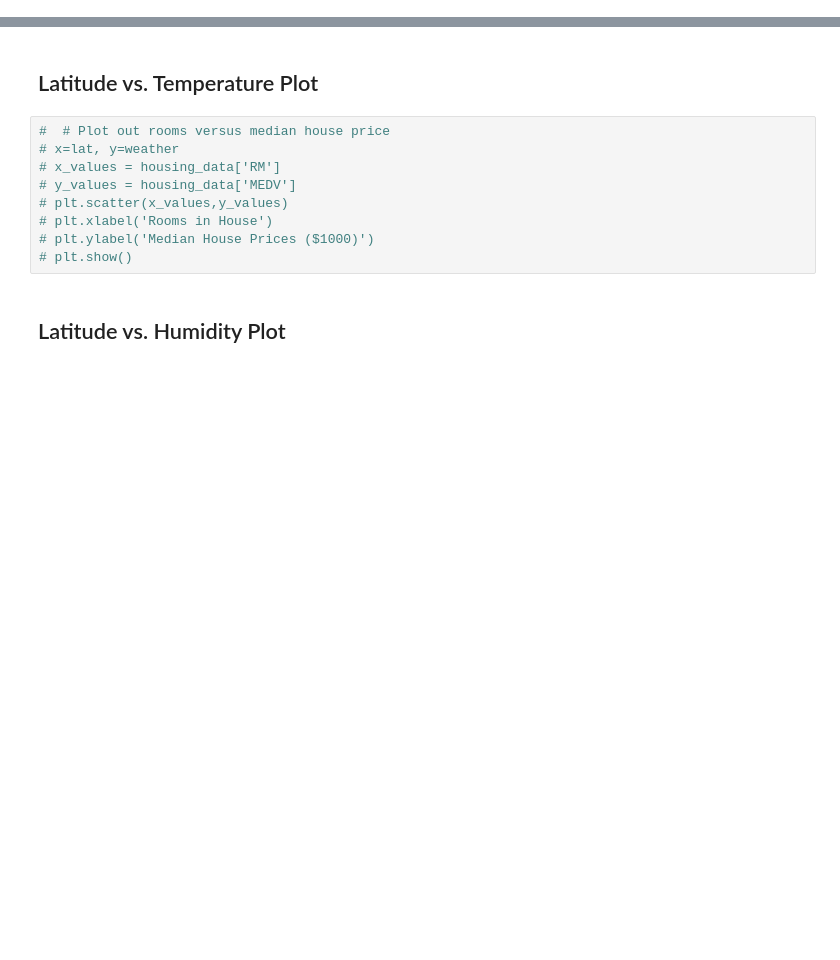
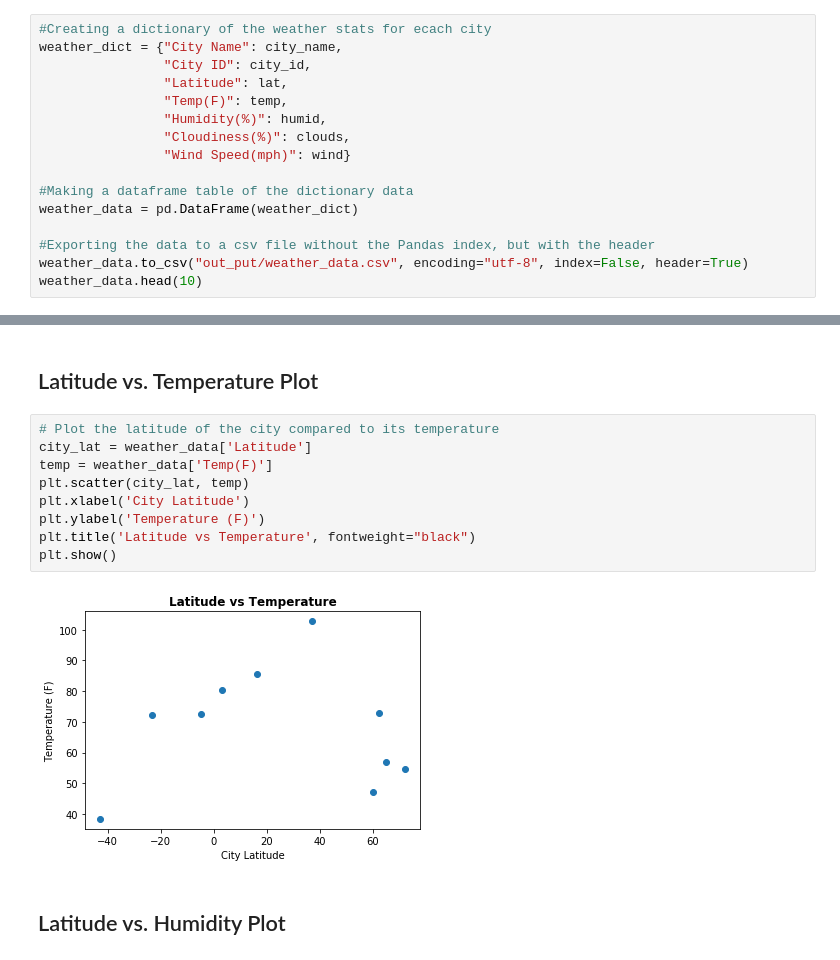
Before and after one commit to Michelin96/python-api-challenge, a Jupyter notebook: WeatherPy/WeatherPy.ipynb, the cells around one changed output, grey strips where cells are left out. Drawn from its saved outputs; the diff is of its cells as text; blank space fills up the shorter version.

Commit message:
weatherpy scatter plots with minimal test data

```diff
--- a/WeatherPy/WeatherPy.ipynb
+++ b/WeatherPy/WeatherPy.ipynb
@@ -113,0 +123,16 @@ Data Retrieval Complete
+# %%
+#Creating a dictionary of the weather stats for ecach city
+weather_dict = {"City Name": city_name,
+                "City ID": city_id,
+                "Latitude": lat,
+                "Temp(F)": temp,
+                "Humidity(%)": humid,
+                "Cloudiness(%)": clouds,
+                "Wind Speed(mph)": wind}
+
+#Making a dataframe table of the dictionary data
+weather_data = pd.DataFrame(weather_dict)
+
+#Exporting the data to a csv file without the Pandas index, but with the header
+weather_data.to_csv("out_put/weather_data.csv", encoding="utf-8", index=False, header=True)
+weather_data.head(10)
@@ -131,14 +171,16 @@ Skip this step if there are no cities that have humidity > 100%.
 * Save the plotted figures as .pngs.
 # %% [markdown]
 ## Latitude vs. Temperature Plot
-# %%
-#  # Plot out rooms versus median house price
-# x=lat, y=weather
-# x_values = housing_data['RM']
-# y_values = housing_data['MEDV']
-# plt.scatter(x_values,y_values)
-# plt.xlabel('Rooms in House')
-# plt.ylabel('Median House Prices ($1000)')
-# plt.show()
+# %%
+# Plot the latitude of the city compared to its temperature
+city_lat = weather_data['Latitude']
+temp = weather_data['Temp(F)']
+plt.scatter(city_lat, temp)
+plt.xlabel('City Latitude')
+plt.ylabel('Temperature (F)')
+plt.title('Latitude vs Temperature', fontweight="black")
+plt.show()
+# %% [output]
+[figure, added]
 # %% [markdown]
 ## Latitude vs. Humidity Plot
```
Also changed, not shown: parts of 16 cells of this notebook, 3 other files.
